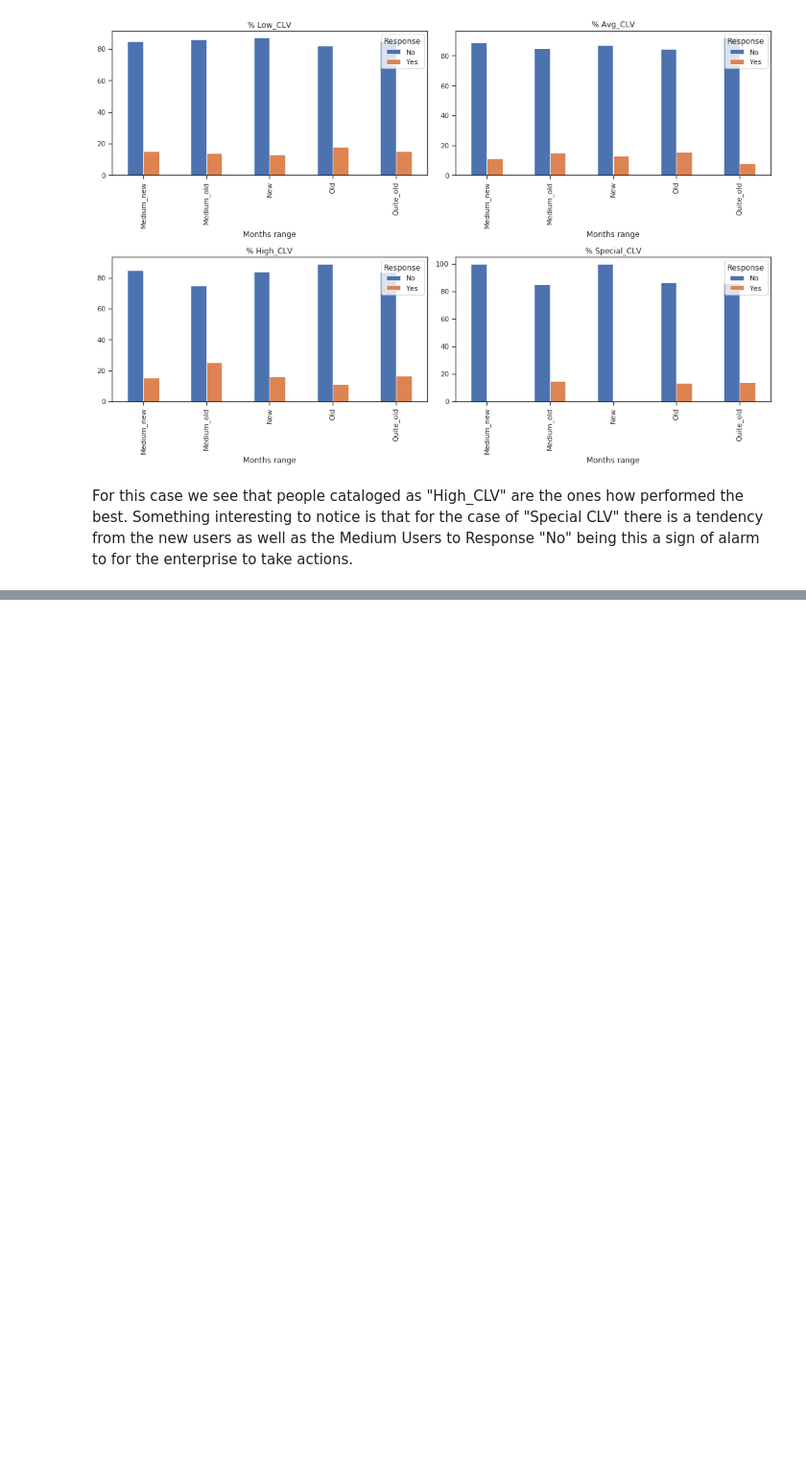
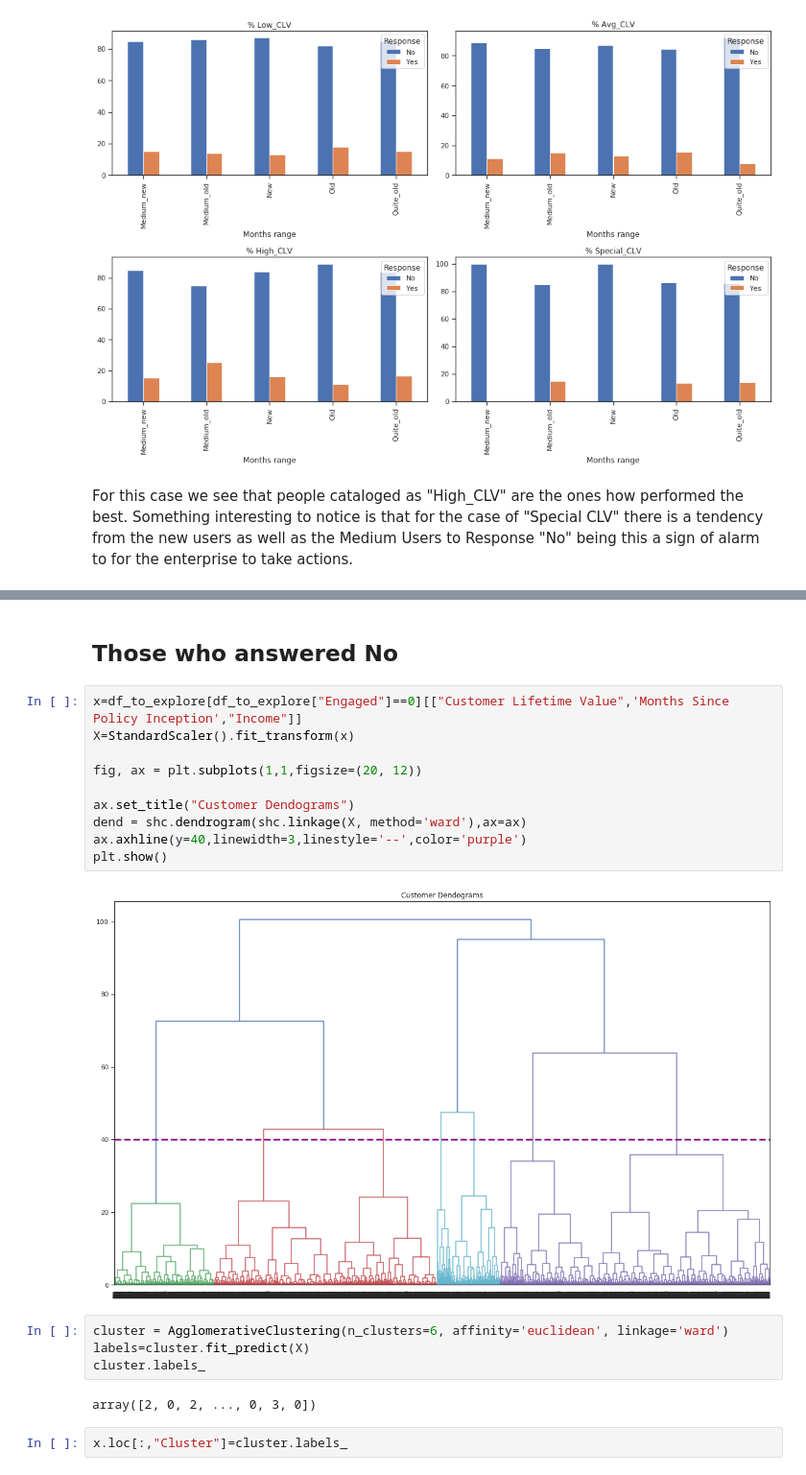
Before and after one commit to jamontanac/Solution-to-test, a Jupyter notebook: Solution.ipynb, the cells around one changed output, grey strips where cells are left out. Shown at 96% size. Saved outputs shown, nothing was run; the diff lists cells and outputs as text; blank space fills up the shorter version.

```diff
--- a/Solution.ipynb
+++ b/Solution.ipynb
@@ -585,0 +668,22 @@ For this case we see that people cataloged as "High_CLV" are the ones how perfor
+# %% [markdown]
+## Those who answered No
+# %%
+x=df_to_explore[df_to_explore["Engaged"]==0][["Customer Lifetime Value",'Months Since Policy Inception',"Income"]]
+X=StandardScaler().fit_transform(x)
+
+fig, ax = plt.subplots(1,1,figsize=(20, 12))
+
+ax.set_title("Customer Dendograms")
+dend = shc.dendrogram(shc.linkage(X, method='ward'),ax=ax)
+ax.axhline(y=40,linewidth=3,linestyle='--',color='purple')
+plt.show()
+# %% [output]
+[figure, added]
+# %%
+cluster = AgglomerativeClustering(n_clusters=6, affinity='euclidean', linkage='ward')
+labels=cluster.fit_predict(X)
+cluster.labels_
+# %% [output]
+array([2, 0, 2, ..., 0, 3, 0])
+# %%
+x.loc[:,"Cluster"]=cluster.labels_
```
Also changed, not shown: parts of 26 cells of this notebook, 2 other files.
